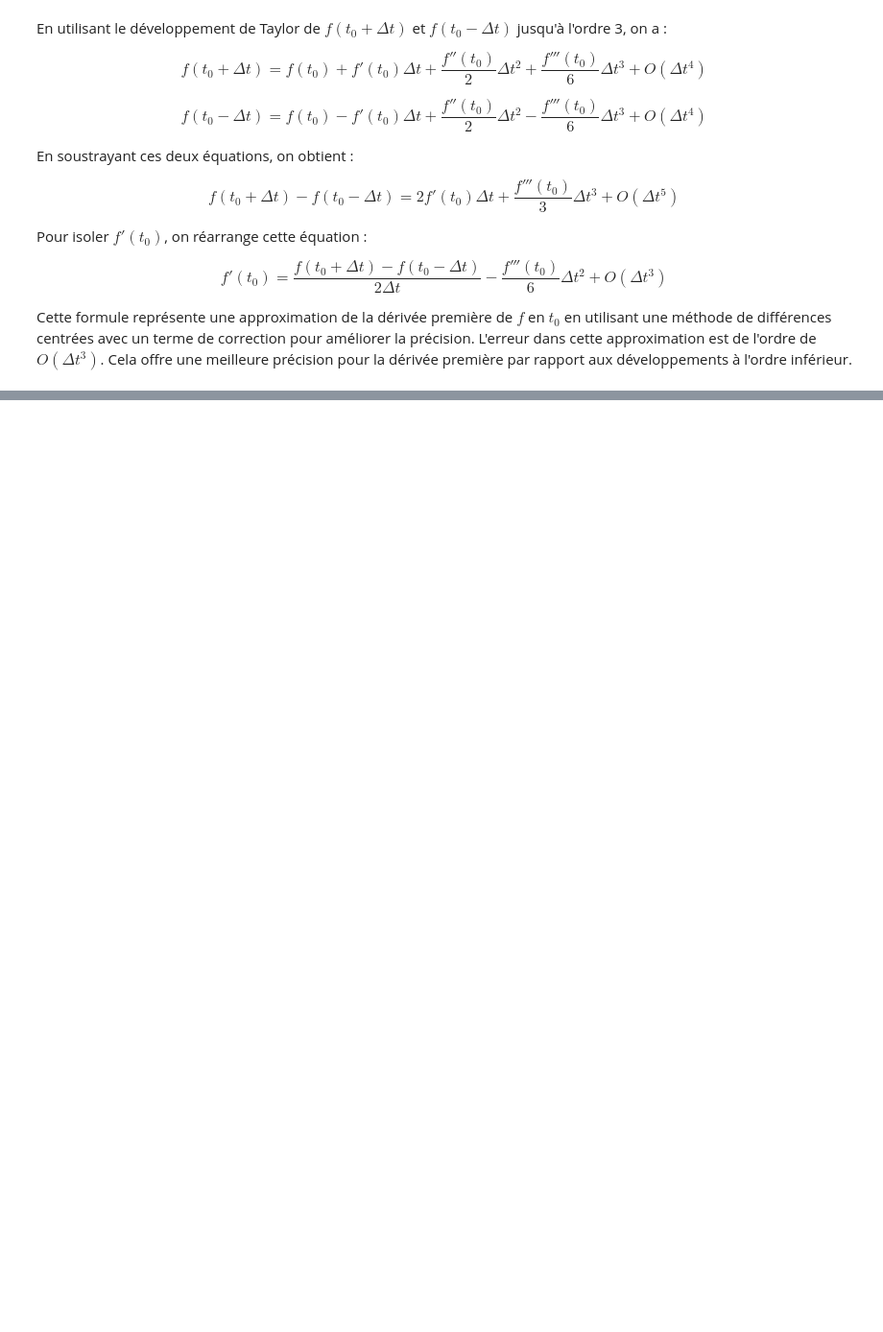
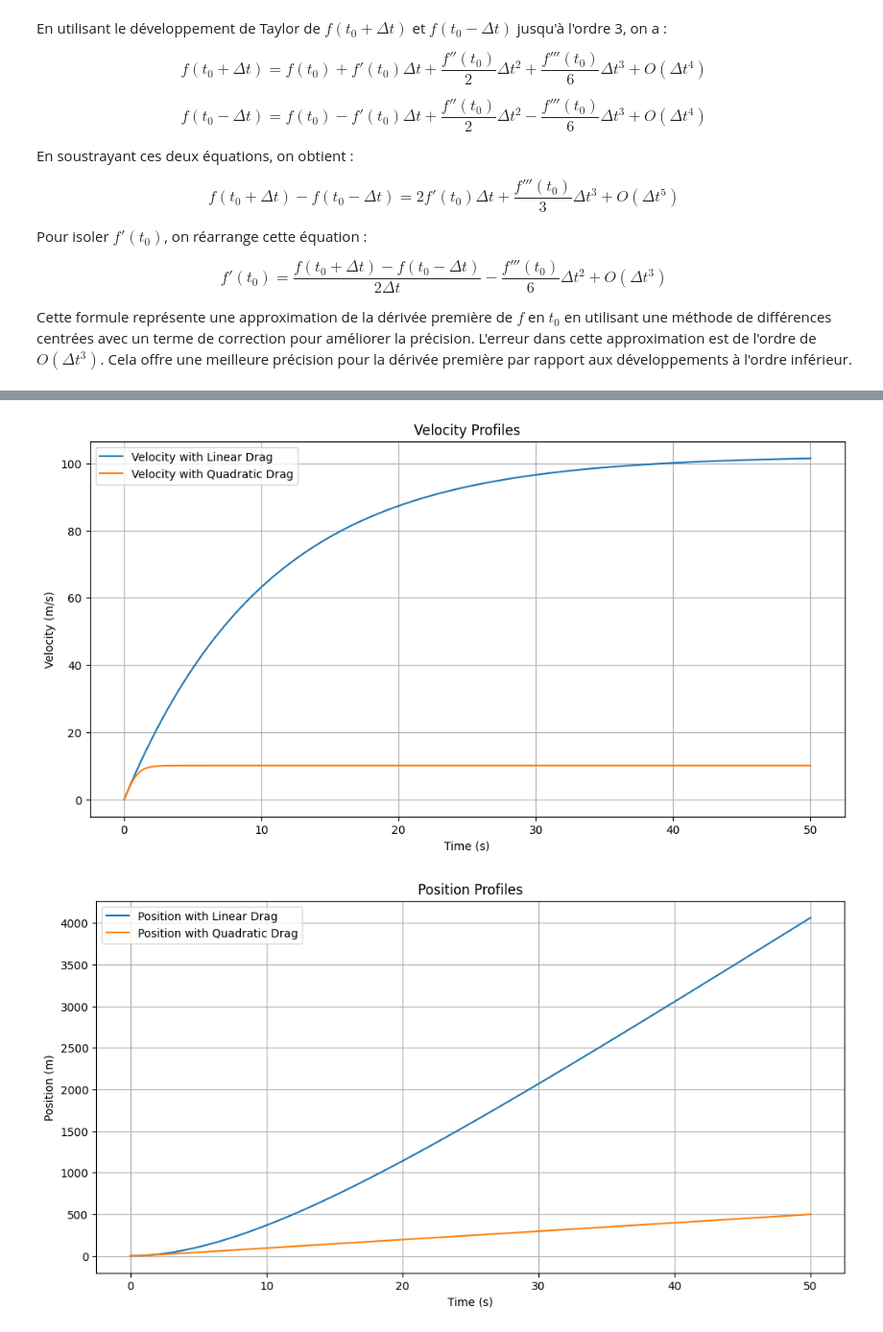
Before and after one commit to BapJu/tp2-discretisation, a Jupyter notebook: tp2.ipynb, the cells around one changed output, grey strips where cells are left out. Shown at 96% size. Drawn from its saved outputs; the diff is of its cells as text; code cells hidden in the pictures; blank space fills up the shorter version.

```diff
--- a/tp2.ipynb
+++ b/tp2.ipynb
@@ -98,0 +276,65 @@ Cette formule représente une approximation de la dérivée première de $f$ en
+# %%
+def euler_method(f, y0, t):
+    """ Euler's method for solving ODEs.
+    :param f: The function representing the ODE (dy/dt = f(t, y))
+    :param y0: Initial condition (y at t=0)
+    :param t: Array of time points
+    :return: Array of y values
+    """
+    y = np.zeros(len(t))
+    y[0] = y0
+    for i in range(1, len(t)):
+        dt = t[i] - t[i - 1]
+        y[i] = y[i - 1] + dt * f(t[i - 1], y[i - 1])
+    return y
+
+# Constants and initial conditions
+m = 0.73  # Mass of the boule in kg (730g)
+g = 9.81  # Acceleration due to gravity in m/s^2
+h = 100   # Initial height in meters
+linear_drag_coefficient = 7e-2
+quadratic_drag_coefficient = 7e-2
+
+# Functions representing the ODEs for velocity with linear and quadratic drag
+def velocity_linear_drag(t, v):
+    return g - (linear_drag_coefficient/m) * v
+
+def velocity_quadratic_drag(t, v):
+    return g - (quadratic_drag_coefficient/m) * v * abs(v)
+
+# Time parameters
+t = np.linspace(0, 50, 1000)  # Time from 0 to 10 seconds, 1000 points
+v0 = 0  # Initial velocity
+
+# Solve the ODEs
+velocity_linear = euler_method(velocity_linear_drag, v0, t)
+velocity_quadratic = euler_method(velocity_quadratic_drag, v0, t)
+
+# Integrate velocity to get position
+position_linear = np.cumsum(velocity_linear) * (t[1] - t[0])
+position_quadratic = np.cumsum(velocity_quadratic) * (t[1] - t[0])
+
+# Plot velocity profiles
+plt.figure(figsize=(12, 6))
+plt.plot(t, velocity_linear, label='Velocity with Linear Drag')
+plt.plot(t, velocity_quadratic, label='Velocity with Quadratic Drag')
+plt.xlabel('Time (s)')
+plt.ylabel('Velocity (m/s)')
+plt.title('Velocity Profiles')
+plt.legend()
+plt.grid(True)
+plt.show()
+
+# Plot position profiles
+plt.figure(figsize=(12, 6))
+plt.plot(t, position_linear, label='Position with Linear Drag')
+plt.plot(t, position_quadratic, label='Position with Quadratic Drag')
+plt.xlabel('Time (s)')
+plt.ylabel('Position (m)')
+plt.title('Position Profiles')
+plt.legend()
+plt.grid(True)
+plt.show()
+# %% [output]
+[figure, added]
+[figure, added]
```
Also changed, not shown: parts of 5 cells of this notebook.
